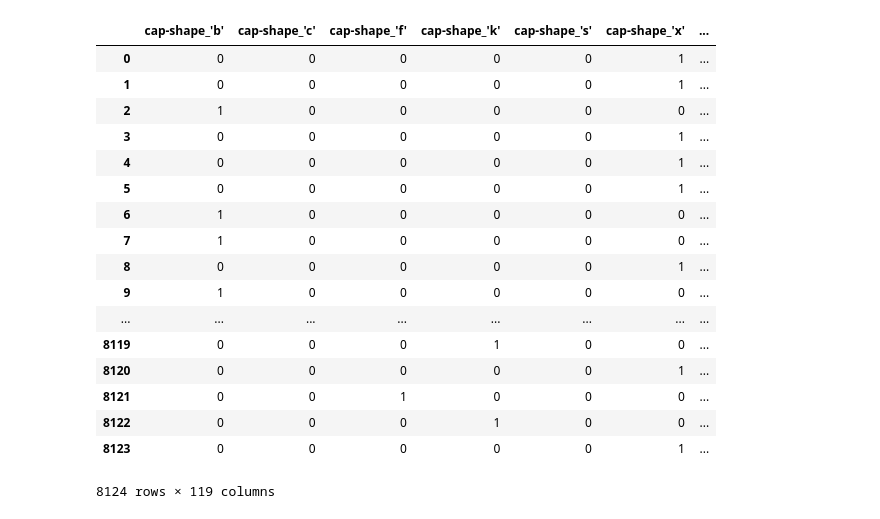
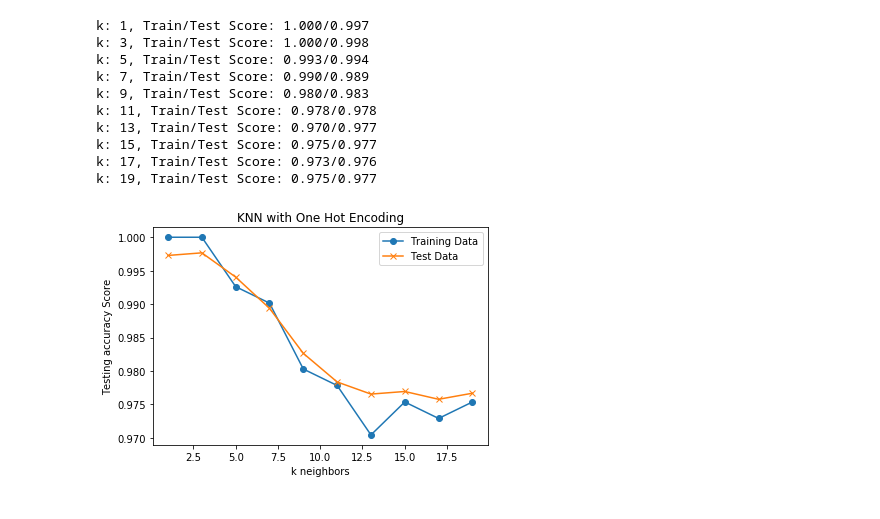
Before and after one commit to seungeun92/MushroomClassification, a Jupyter notebook: Brendan's_Stuff/Mushroom_KNN_Classifier.ipynb, the cells around one changed output. Cells and saved outputs as stored; diff of their text form; code cells hidden in the pictures.

```diff
--- a/Brendan's_Stuff/Mushroom_KNN_Classifier.ipynb
+++ b/Brendan's_Stuff/Mushroom_KNN_Classifier.ipynb
@@ -6,2 +7,5 @@ from sklearn.preprocessing import StandardScaler
 # %%
-shroom_df = pd.read_csv("Mushroom_Project.csv")
+shroom_df = pd.read_csv("mushroom_ML.csv")
+# %%
+target = shroom_df["class_'e'"]
+shroom_df
@@ -8,22 +85,38 @@ shroom_df = pd.read_csv("Mushroom_Project.csv")
 # %%
-new_shroom_df = pd.get_dummies(shroom_df)
-new_shroom_df.drop(['B', 'C'], axis=1)
+data = shroom_df.drop("class_'e'",axis=1)
-# %% [output]
-|  | cap-shape_'b' | cap-shape_'c' | cap-shape_'f' | cap-shape_'k' | cap-shape_'s' | cap-shape_'x' | ... |
-| 0 | 0 | 0 | 0 | 0 | 0 | 1 | ... |
-| 1 | 0 | 0 | 0 | 0 | 0 | 1 | ... |
-| 2 | 1 | 0 | 0 | 0 | 0 | 0 | ... |
-| 3 | 0 | 0 | 0 | 0 | 0 | 1 | ... |
-| 4 | 0 | 0 | 0 | 0 | 0 | 1 | ... |
-| 5 | 0 | 0 | 0 | 0 | 0 | 1 | ... |
-| 6 | 1 | 0 | 0 | 0 | 0 | 0 | ... |
-| 7 | 1 | 0 | 0 | 0 | 0 | 0 | ... |
-| 8 | 0 | 0 | 0 | 0 | 0 | 1 | ... |
-| 9 | 1 | 0 | 0 | 0 | 0 | 0 | ... |
-| ... | ... | ... | ... | ... | ... | ... | ... |
-| 8119 | 0 | 0 | 0 | 1 | 0 | 0 | ... |
-| 8120 | 0 | 0 | 0 | 0 | 0 | 1 | ... |
-| 8121 | 0 | 0 | 1 | 0 | 0 | 0 | ... |
-| 8122 | 0 | 0 | 0 | 1 | 0 | 0 | ... |
-| 8123 | 0 | 0 | 0 | 0 | 0 | 1 | ... |
-8124 rows × 119 columns
+# %%
+from sklearn.model_selection import train_test_split
+X_train, X_test, y_train, y_test = train_test_split(data, target, random_state=42,test_size=0.95)
+# %%
+train_scores = []
+test_scores = []
+for k in range(1, 20, 2):
+    knn = KNeighborsClassifier(n_neighbors=k)
+    knn.fit(X_train, y_train)
+    train_score = knn.score(X_train, y_train)
+    test_score = knn.score(X_test, y_test)
+    train_scores.append(train_score)
+    test_scores.append(test_score)
+    print(f"k: {k}, Train/Test Score: {train_score:.3f}/{test_score:.3f}")
+
+
+plt.plot(range(1, 20, 2), train_scores, marker='o',label ='Training Data')
+plt.plot(range(1, 20, 2), test_scores, marker="x",label ='Test Data')
+plt.title('KNN with One Hot Encoding')
+plt.legend(loc ="upper right")
+plt.xlabel("k neighbors")
+plt.ylabel("Testing accuracy Score")
+plt.savefig('KNN_One_Hot.png')
+plt.show()
+# %% [output]
+k: 1, Train/Test Score: 1.000/0.997
+k: 3, Train/Test Score: 1.000/0.998
+k: 5, Train/Test Score: 0.993/0.994
+k: 7, Train/Test Score: 0.990/0.989
+k: 9, Train/Test Score: 0.980/0.983
+k: 11, Train/Test Score: 0.978/0.978
+k: 13, Train/Test Score: 0.970/0.977
+k: 15, Train/Test Score: 0.975/0.977
+k: 17, Train/Test Score: 0.973/0.976
+k: 19, Train/Test Score: 0.975/0.977
+[figure, added]
```
Also changed, not shown: parts of 9 cells of this notebook, 13 other files.
